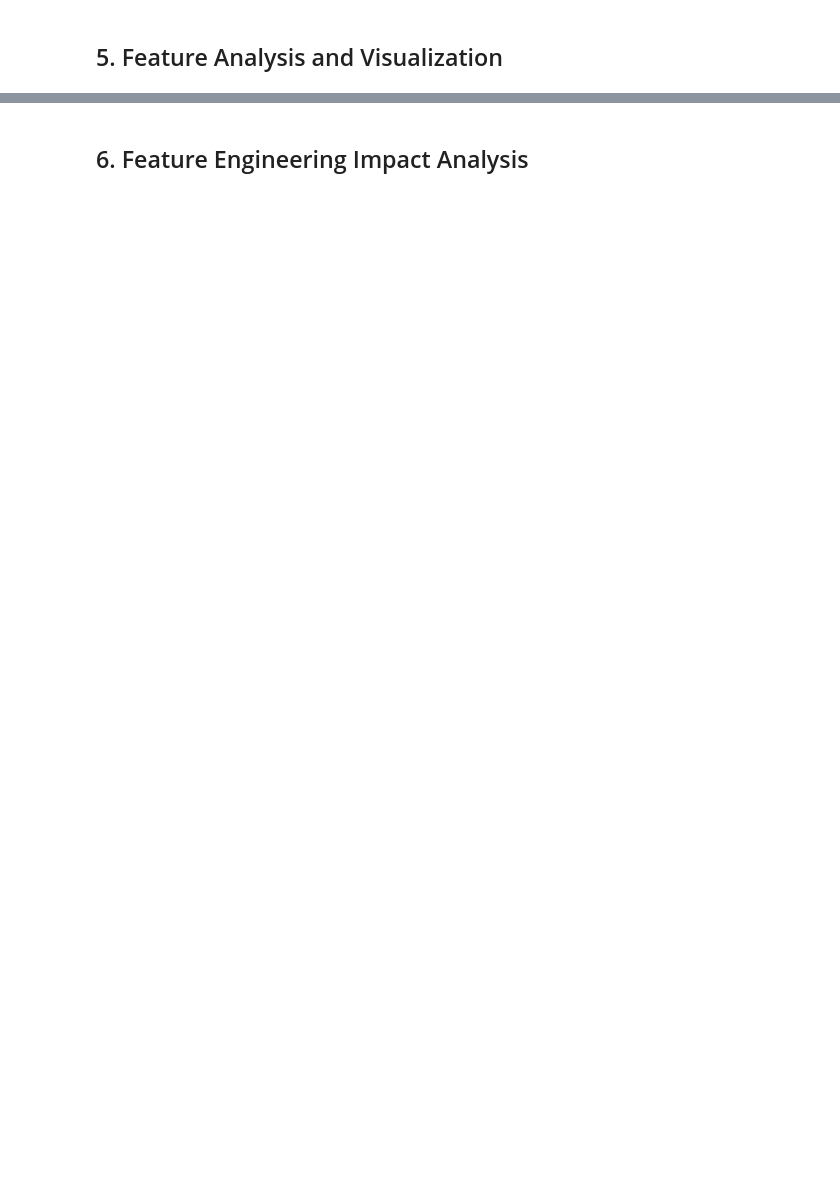
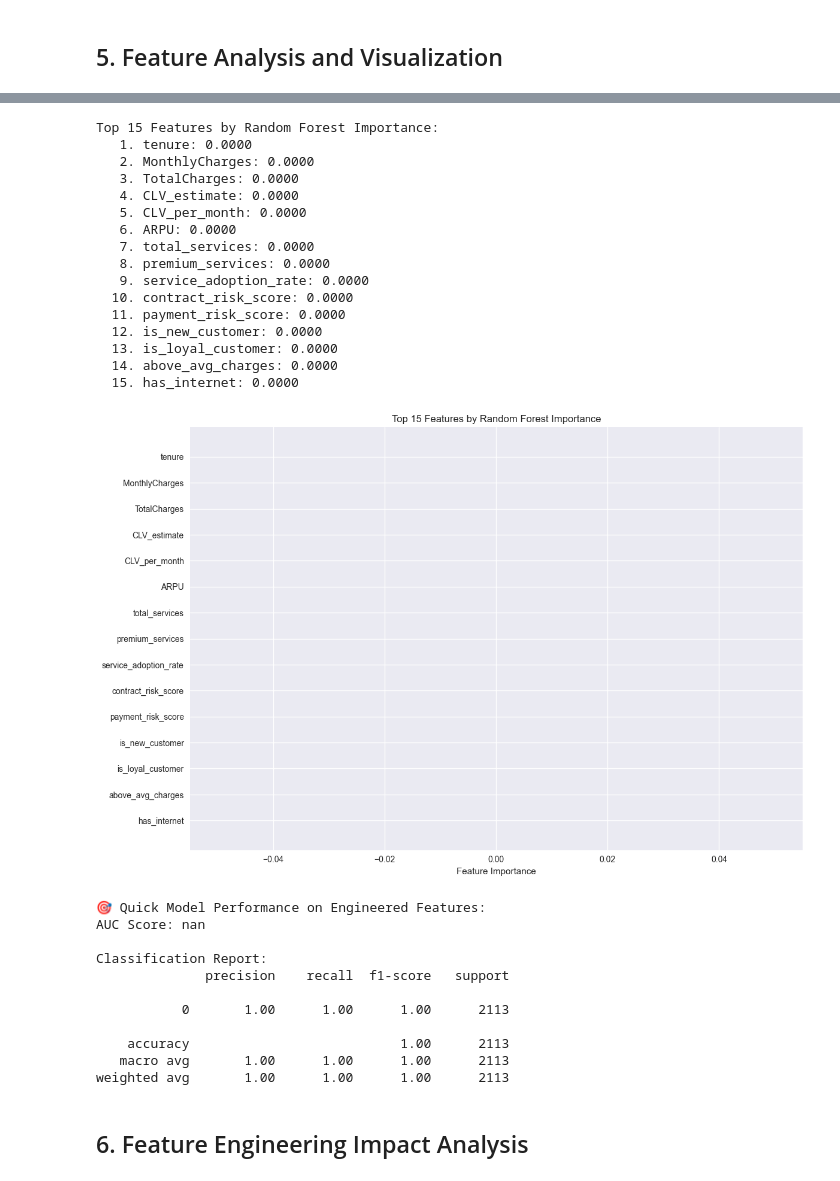
Before and after one commit to RamuNalla/Customer-Churn-Prediction-Framework, a Jupyter notebook: notebooks/02_feature_engineering.ipynb, the cells around one changed output, grey strips where cells are left out. Drawn from its saved outputs; the diff is of its cells as text; code cells hidden in the pictures; blank space fills up the shorter version.

```diff
--- a/notebooks/02_feature_engineering.ipynb
+++ b/notebooks/02_feature_engineering.ipynb
@@ -222,35 +334,71 @@ if 'Churn' in df_processed.columns:
 
     # Get feature importance
     feature_importance = pd.DataFrame({
         'feature': X.columns,
         'importance': rf.feature_importances_
     }).sort_values('importance', ascending=False)
 
     print(f"\nTop 15 Features by Random Forest Importance:")
     for i, (_, row) in enumerate(feature_importance.head(15).iterrows(), 1):
         print(f"  {i:2d}. {row['feature']}: {row['importance']:.4f}")
 
     # Plot feature importance
     plt.figure(figsize=(12, 8))
     top_features = feature_importance.head(15)
     plt.barh(range(len(top_features)), top_features['importance'])
     plt.yticks(range(len(top_features)), top_features['feature'])
     plt.xlabel('Feature Importance')
     plt.title('Top 15 Features by Random Forest Importance')
     plt.gca().invert_yaxis()
     plt.tight_layout()
     plt.show()
 
     # Model performance on processed features
     from sklearn.metrics import classification_report, roc_auc_score
 
     y_pred = rf.predict(X_test)
-    y_pred_proba = rf.predict_proba(X_test)[:, 1]
+    # Fix: handle single-class prediction case for predict_proba
+    if rf.n_classes_ == 2:
+        y_pred_proba = rf.predict_proba(X_test)[:, 1]
+    else:
+        y_pred_proba = rf.predict_proba(X_test)[:, 0]  # Only one class present
 
     print(f"\n🎯 Quick Model Performance on Engineered Features:")
-    print(f"AUC Score: {roc_auc_score(y_test, y_pred_proba):.4f}")
+    try:
+        print(f"AUC Score: {roc_auc_score(y_test, y_pred_proba):.4f}")
+    except ValueError as e:
+        print(f"AUC Score: Not available ({e})")
     print(f"\nClassification Report:")
     print(classification_report(y_test, y_pred))
+# %% [output]
+Top 15 Features by Random Forest Importance:
+   1. tenure: 0.0000
+   2. MonthlyCharges: 0.0000
+   3. TotalCharges: 0.0000
+   4. CLV_estimate: 0.0000
+   5. CLV_per_month: 0.0000
+   6. ARPU: 0.0000
+   7. total_services: 0.0000
+   8. premium_services: 0.0000
+   9. service_adoption_rate: 0.0000
+  10. contract_risk_score: 0.0000
+  11. payment_risk_score: 0.0000
+  12. is_new_customer: 0.0000
+  13. is_loyal_customer: 0.0000
+  14. above_avg_charges: 0.0000
+  15. has_internet: 0.0000
+[figure, added]
+🎯 Quick Model Performance on Engineered Features:
+AUC Score: nan
+
+Classification Report:
+              precision    recall  f1-score   support
+
+           0       1.00      1.00      1.00      2113
+
+    accuracy                           1.00      2113
+   macro avg       1.00      1.00      1.00      2113
+weighted avg       1.00      1.00      1.00      2113
 # %% [markdown]
 ## 6. Feature Engineering Impact Analysis
 # %%
```
Also changed, not shown: parts of 10 cells of this notebook, 13 other files.
